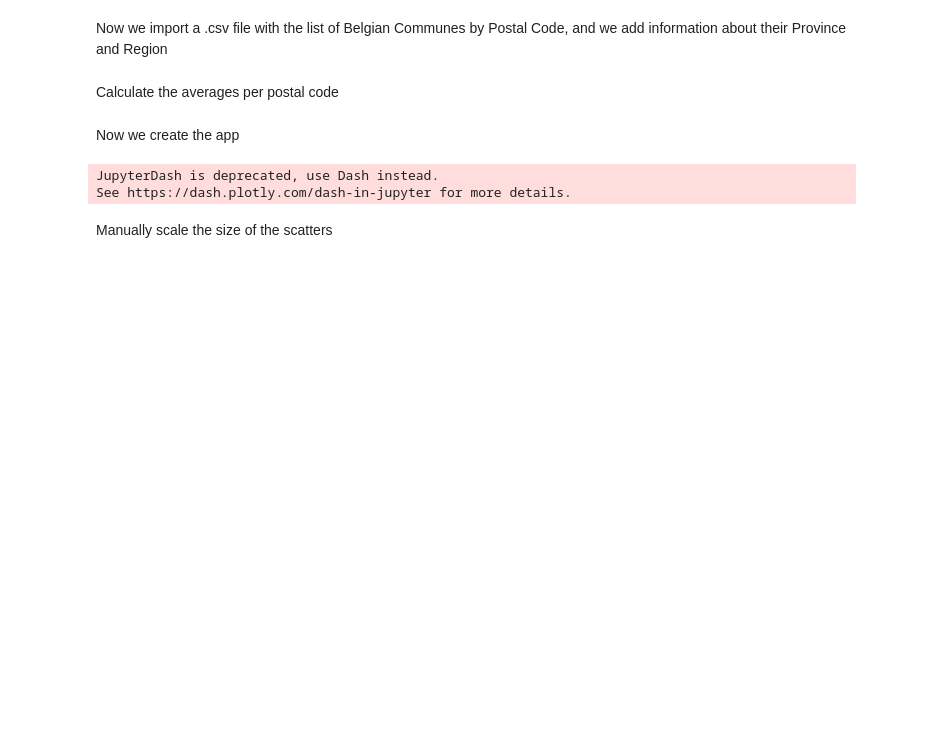
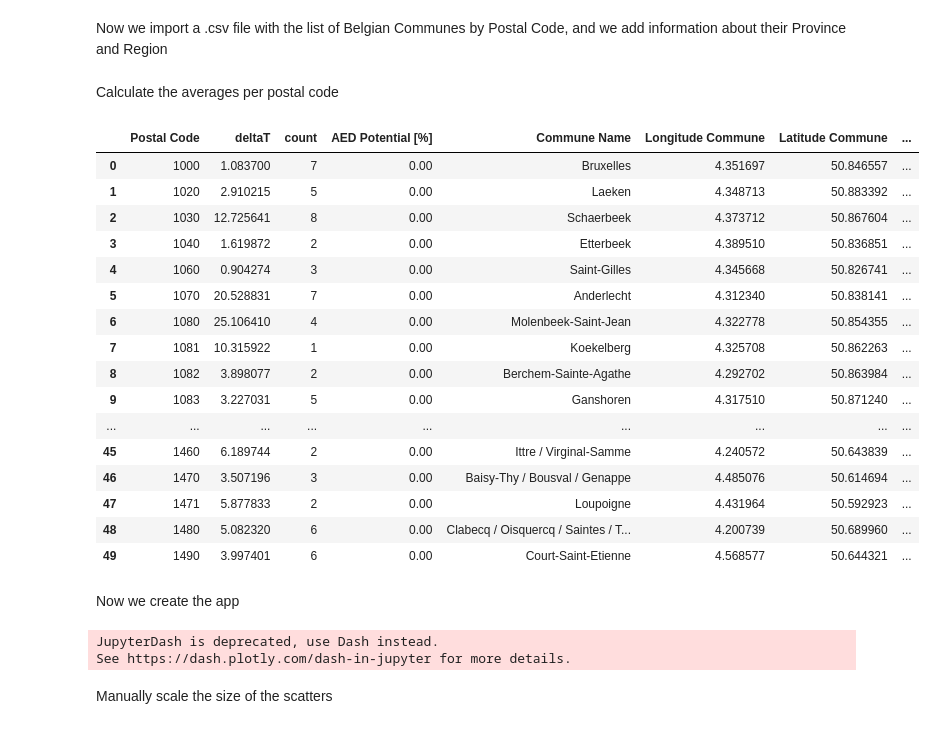
Before and after one commit to andreamoglianesi/MDA_project_team_Uganda, a Jupyter notebook: platform.ipynb, the cells around one changed output. Saved outputs shown, nothing was run; the diff lists cells and outputs as text; code cells hidden in the pictures; blank space fills up the shorter version.

```diff
--- a/platform.ipynb
+++ b/platform.ipynb
@@ -37,6 +37,6 @@ Also, if you're using any of the table format helpers (e.g. Group), replace
 # %% [markdown]
 Load the CSV file into a DataFrame
 # %%
-filtered_cardiac_interventions = pd.read_csv('filtered_cardiac_interventions_ROC.csv')
+filtered_cardiac_interventions_ROC = pd.read_csv('filtered_cardiac_interventions_ROC.csv')
 # Check for any None values and handle them
-filtered_cardiac_interventions.dropna(subset=['Latitude Intervention', 'Longitude Intervention', 'deltaT', 'Postal Code'], inplace=True)
+filtered_cardiac_interventions_ROC.dropna(subset=['Latitude Intervention', 'Longitude Intervention', 'deltaT', 'Postal Code'], inplace=True)
@@ -42,0 +45,10 @@ filtered_cardiac_interventions.dropna(subset=['Latitude Intervention', 'Longitud
+# %%
+filtered_cardiac_interventions_td = pd.read_csv('filtered_cardiac_interventions_td.csv')
+
+# Perform the merge operation
+filtered_cardiac_interventions = pd.merge(
+    filtered_cardiac_interventions_ROC,
+    filtered_cardiac_interventions_td[['Mission ID', 'T_d']],
+    on='Mission ID',
+    how='left'  # Use 'left' to keep all rows of filtered_cardiac_interventions and only matching rows from filtered_cardiac_interventions_td
+)
@@ -128,3 +174,61 @@ max_deltaT = averages['deltaT'].max()
+# %%
+# Add an intermediate column to filter rows where deltaT > 0
+filtered_cardiac_interventions['is_deltaT_positive'] = filtered_cardiac_interventions['deltaT'] > 0
+
+# Group by 'Postal Code' and compute necessary statistics
+aed_potential = filtered_cardiac_interventions.loc[filtered_cardiac_interventions['is_deltaT_positive']].groupby('Postal Code').agg({
+    'dueto_AED': 'mean',
+    'is_deltaT_positive': 'sum'
+}).rename(columns={
+    'dueto_AED': 'AED_Potential_Ratio',
+    'is_deltaT_positive': 'deltaT_positive_count'
+}).reset_index()
+
+# Calculate 'AED Potential' as the ratio
+aed_potential['AED Potential'] = aed_potential['AED_Potential_Ratio']
+
+# Merge this aed_potential with the averages DataFrame
+averages = filtered_cardiac_interventions.groupby('Postal Code').agg({
+    'deltaT': 'mean',
+    'Postal Code': 'size'
+}).rename(columns={'Postal Code': 'count'}).reset_index()
+
+# Merge averages with aed_potential
+averages = averages.merge(aed_potential[['Postal Code', 'AED Potential']], on='Postal Code', how='left')
+
+# Fill NaNs in 'AED Potential' where deltaT is 0
+averages['AED Potential'] = averages['AED Potential'].fillna(0)
+
+# Round to the first 2 cyphers after comma
+averages['AED Potential'] = averages['AED Potential'] * 100
+averages['AED Potential'] = averages['AED Potential'].round(2)
+averages.rename(columns={'AED Potential': 'AED Potential [%]'}, inplace=True)
+
+# Merge with the communes DataFrame to add the additional columns
+averages = averages.merge(communes_aggregated, on='Postal Code', how='left')
+
+# Determine the max value of deltaT for color range
+max_deltaT = averages['deltaT'].max()
+
+averages.head(50)
+# %% [output]
+|  | Postal Code | deltaT | count | AED Potential [%] | Commune Name | Longitude Commune | Latitude Commune | ... |
+| 0 | 1000 | 1.083700 | 7 | 0.00 | Bruxelles | 4.351697 | 50.846557 | ... |
+| 1 | 1020 | 2.910215 | 5 | 0.00 | Laeken | 4.348713 | 50.883392 | ... |
+| 2 | 1030 | 12.725641 | 8 | 0.00 | Schaerbeek | 4.373712 | 50.867604 | ... |
+| 3 | 1040 | 1.619872 | 2 | 0.00 | Etterbeek | 4.389510 | 50.836851 | ... |
+| 4 | 1060 | 0.904274 | 3 | 0.00 | Saint-Gilles | 4.345668 | 50.826741 | ... |
+| 5 | 1070 | 20.528831 | 7 | 0.00 | Anderlecht | 4.312340 | 50.838141 | ... |
+| 6 | 1080 | 25.106410 | 4 | 0.00 | Molenbeek-Saint-Jean | 4.322778 | 50.854355 | ... |
+| 7 | 1081 | 10.315922 | 1 | 0.00 | Koekelberg | 4.325708 | 50.862263 | ... |
+| 8 | 1082 | 3.898077 | 2 | 0.00 | Berchem-Sainte-Agathe | 4.292702 | 50.863984 | ... |
+| 9 | 1083 | 3.227031 | 5 | 0.00 | Ganshoren | 4.317510 | 50.871240 | ... |
+| ... | ... | ... | ... | ... | ... | ... | ... | ... |
+| 45 | 1460 | 6.189744 | 2 | 0.00 | Ittre / Virginal-Samme | 4.240572 | 50.643839 | ... |
+| 46 | 1470 | 3.507196 | 3 | 0.00 | Baisy-Thy / Bousval / Genappe | 4.485076 | 50.614694 | ... |
+| 47 | 1471 | 5.877833 | 2 | 0.00 | Loupoigne | 4.431964 | 50.592923 | ... |
+| 48 | 1480 | 5.082320 | 6 | 0.00 | Clabecq / Oisquercq / Saintes / T... | 4.200739 | 50.689960 | ... |
+| 49 | 1490 | 3.997401 | 6 | 0.00 | Court-Saint-Etienne | 4.568577 | 50.644321 | ... |
 # %% [markdown]
 Now we create the app
 # %%
```
Also changed, not shown: parts of 7 cells of this notebook, 1 other file.
